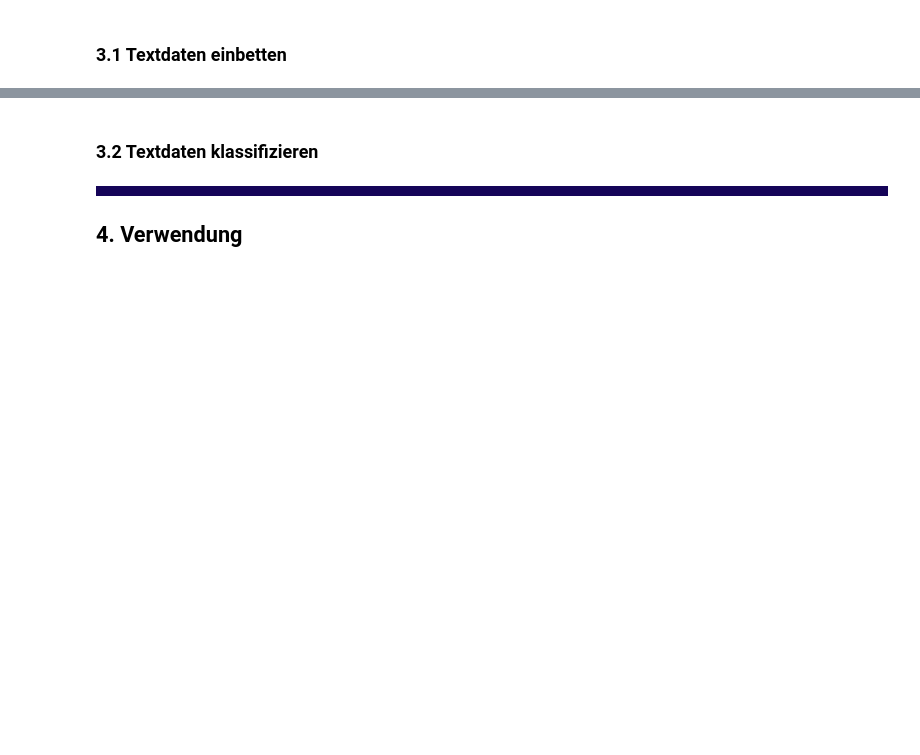
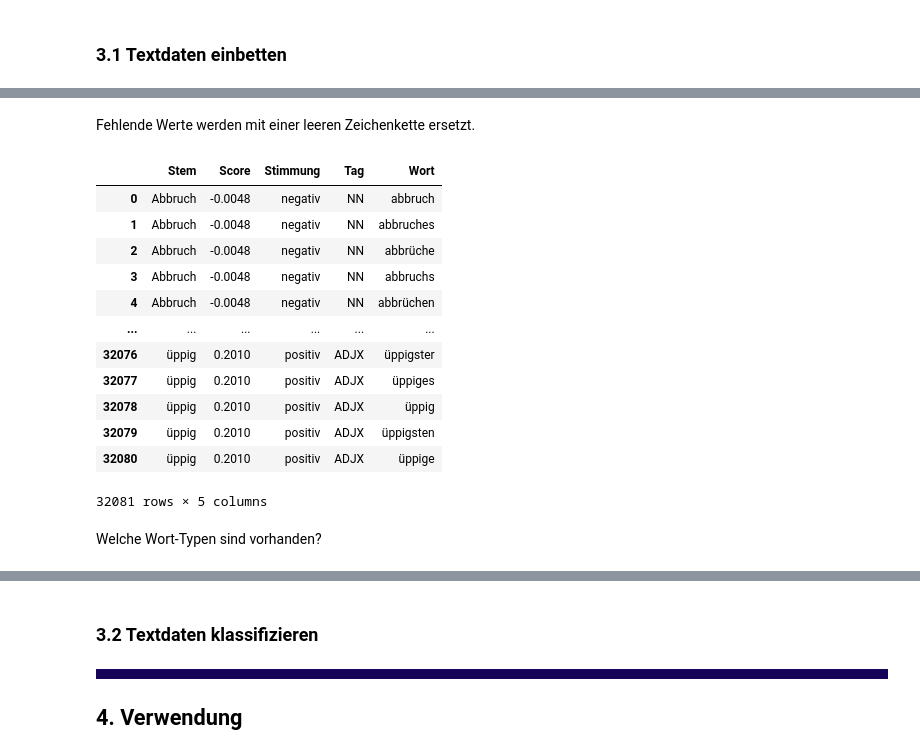
Before and after one commit to orca-nrw/lernmodul-texte, a Jupyter notebook: index.ipynb, the cells around one changed output, grey strips where cells are left out. Saved outputs shown, nothing was run; the diff lists cells and outputs as text; code cells hidden in the pictures; blank space fills up the shorter version.

```diff
--- a/index.ipynb
+++ b/index.ipynb
@@ -532,0 +244,10 @@ corpus = {'negative' : negative_stemmed, 'positive' : positive_stemmed}
+# %%
+positive = pd.read_csv('./positive.txt', lineterminator='\n', sep='\t', header=0, names=['Wort', 'Score', 'Declination'])
+positive['Stimmung'] = 'positiv'
+
+negative = pd.read_csv('./negative.txt', lineterminator='\n', sep='\t', header=0, names=['Wort', 'Score', 'Declination'])
+negative['Stimmung'] = 'negativ'
+
+vocab = pd.concat([negative, positive])
+assert positive.size + negative.size == vocab.size
+vocab.head()
@@ -532,0 +263,3 @@ corpus = {'negative' : negative_stemmed, 'positive' : positive_stemmed}
+# %%
+vocab[['Wort', 'Tag']] = vocab['Wort'].str.split('|', 1, expand=True)
+vocab.head()
@@ -532,0 +273,30 @@ corpus = {'negative' : negative_stemmed, 'positive' : positive_stemmed}
+# %% [markdown]
+Fehlende Werte werden mit einer leeren Zeichenkette ersetzt.
+# %%
+vocab = vocab.fillna('')
+# %%
+vocab['Merged'] = vocab['Wort'] + ',' + vocab['Declination']
+vocab['Merged'] = vocab['Merged'].str.split(',')
+# %%
+vocab = vocab.explode('Merged')
+vocab = vocab.sort_values('Wort').reset_index(drop=True)
+vocab = vocab.rename(columns={'Wort': 'Stem', 'Merged': 'Wort'})
+vocab = vocab.drop(['Declination'], axis=1)
+vocab['Wort'] = vocab['Wort'].str.lower()
+vocab
+# %% [output]
+|  | Stem | Score | Stimmung | Tag | Wort |
+| 0 | Abbruch | -0.0048 | negativ | NN | abbruch |
+| 1 | Abbruch | -0.0048 | negativ | NN | abbruches |
+| 2 | Abbruch | -0.0048 | negativ | NN | abbrüche |
+| 3 | Abbruch | -0.0048 | negativ | NN | abbruchs |
+| 4 | Abbruch | -0.0048 | negativ | NN | abbrüchen |
+| ... | ... | ... | ... | ... | ... |
+| 32076 | üppig | 0.2010 | positiv | ADJX | üppigster |
+| 32077 | üppig | 0.2010 | positiv | ADJX | üppiges |
+| 32078 | üppig | 0.2010 | positiv | ADJX | üppig |
+| 32079 | üppig | 0.2010 | positiv | ADJX | üppigsten |
+| 32080 | üppig | 0.2010 | positiv | ADJX | üppige |
+32081 rows × 5 columns
+# %% [markdown]
+Welche Wort-Typen sind vorhanden?
```
Also changed, not shown: parts of 68 cells of this notebook.
